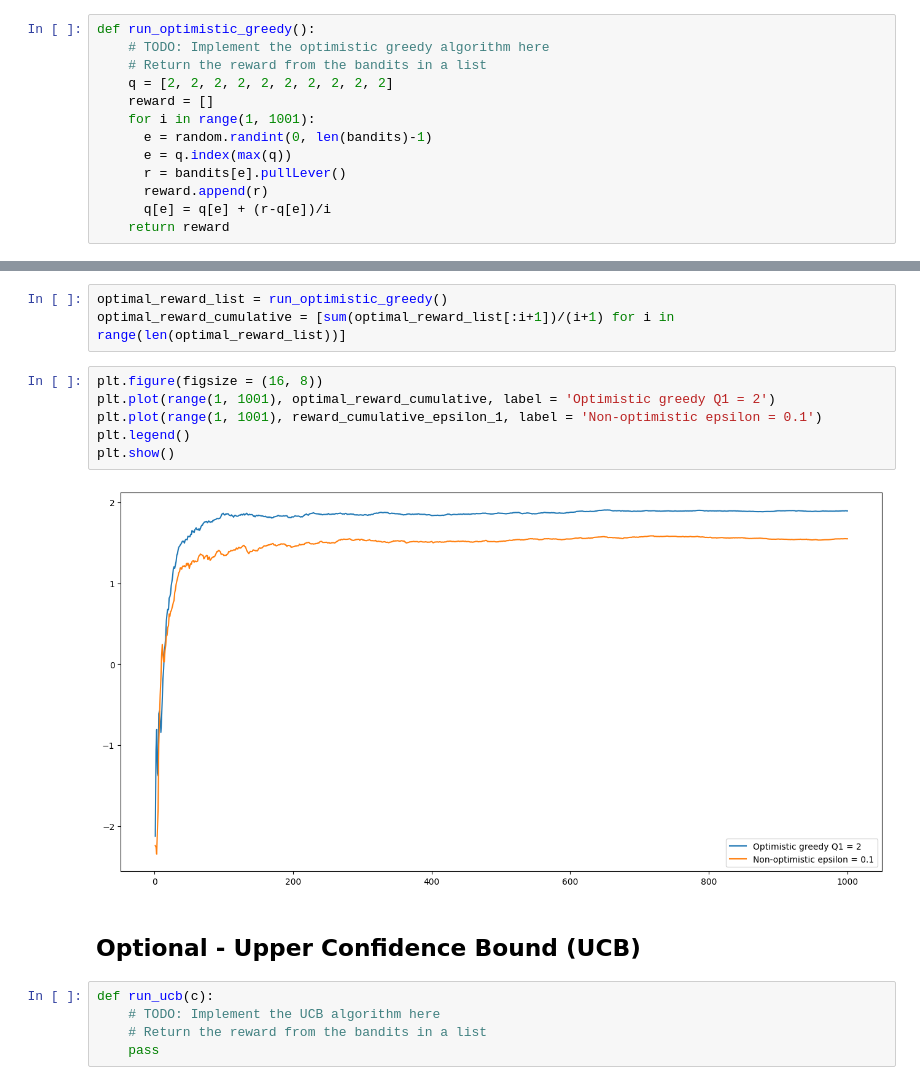
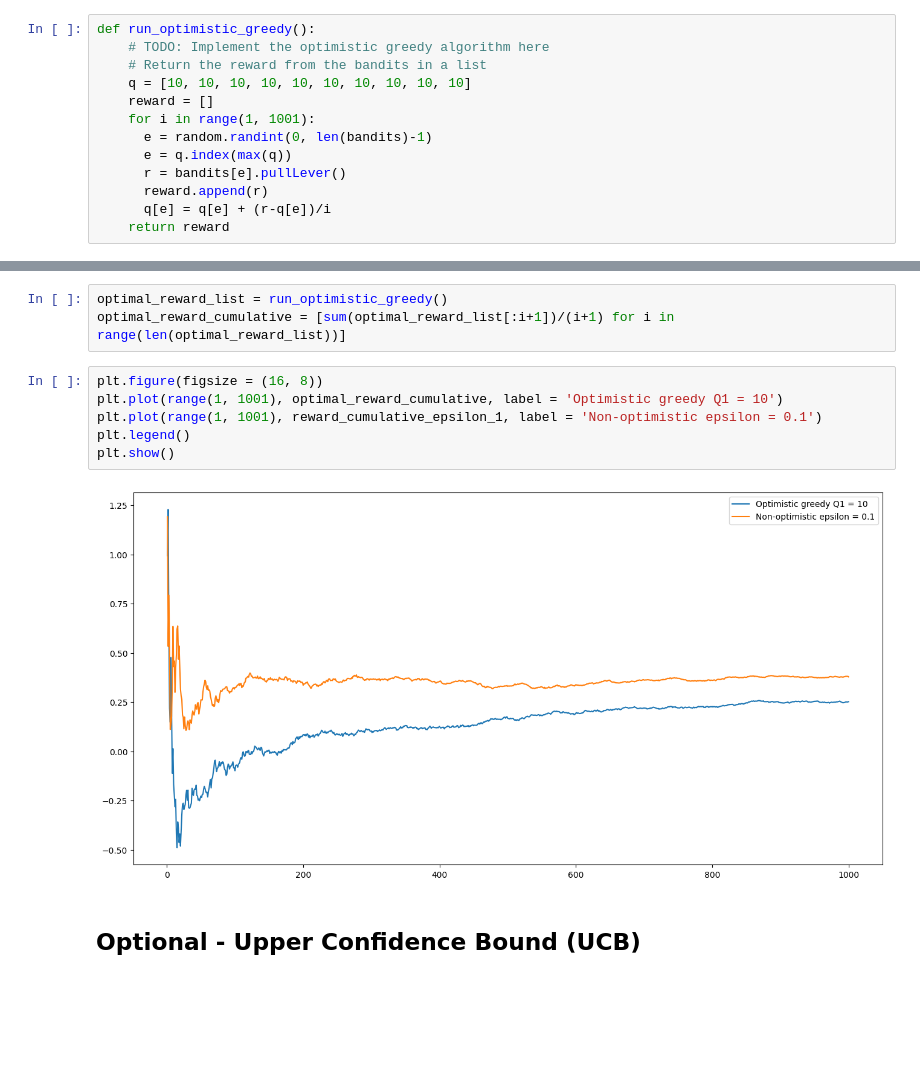
Before and after one commit to Aryaman-Prasad/WiDS-2024-Can-Computers-Think, a Jupyter notebook: Week 1/work_on_bandits.ipynb, the cells around one changed output, grey strips where cells are left out. Saved outputs shown, nothing was run; the diff lists cells and outputs as text; blank space fills up the shorter version.

```diff
--- a/Week 1/work_on_bandits.ipynb
+++ b/Week 1/work_on_bandits.ipynb
@@ -100,7 +100,7 @@ plt.show()
 def run_optimistic_greedy():
     # TODO: Implement the optimistic greedy algorithm here
     # Return the reward from the bandits in a list
-    q = [2, 2, 2, 2, 2, 2, 2, 2, 2, 2]
+    q = [10, 10, 10, 10, 10, 10, 10, 10, 10, 10]
     reward = []
     for i in range(1, 1001):
       e = random.randint(0, len(bandits)-1)
@@ -116,16 +116,11 @@ optimal_reward_list = run_optimistic_greedy()
 optimal_reward_cumulative = [sum(optimal_reward_list[:i+1])/(i+1) for i in range(len(optimal_reward_list))]
 # %%
 plt.figure(figsize = (16, 8))
-plt.plot(range(1, 1001), optimal_reward_cumulative, label = 'Optimistic greedy Q1 = 2')
+plt.plot(range(1, 1001), optimal_reward_cumulative, label = 'Optimistic greedy Q1 = 10')
 plt.plot(range(1, 1001), reward_cumulative_epsilon_1, label = 'Non-optimistic epsilon = 0.1')
 plt.legend()
 plt.show()
 # %% [output]
-[figure, old version]
+[figure, new version]
 # %% [markdown]
 ## Optional - Upper Confidence Bound (UCB)
-# %%
-def run_ucb(c):
-    # TODO: Implement the UCB algorithm here
-    # Return the reward from the bandits in a list
-    pass
```
Also changed, not shown: parts of 8 cells of this notebook.
